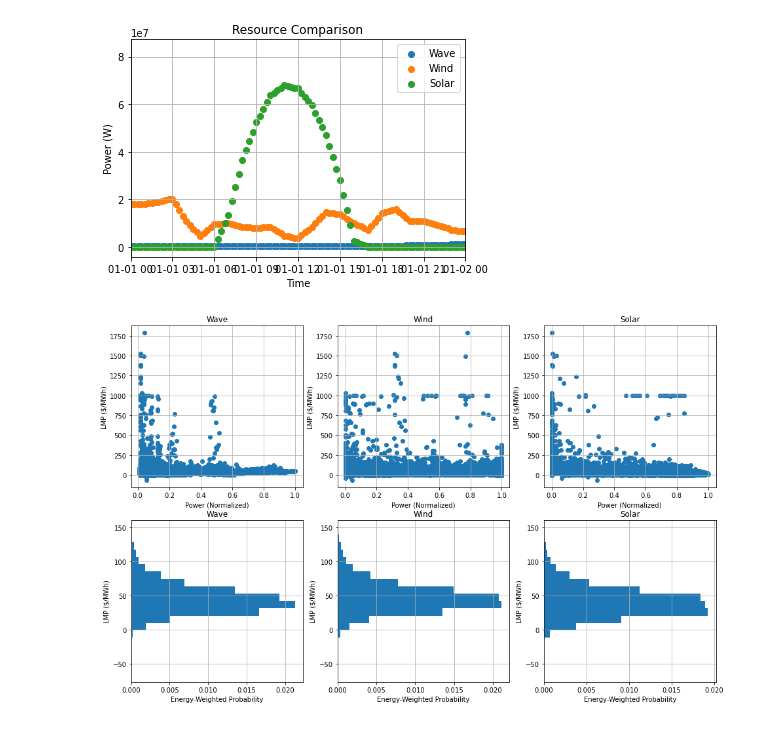
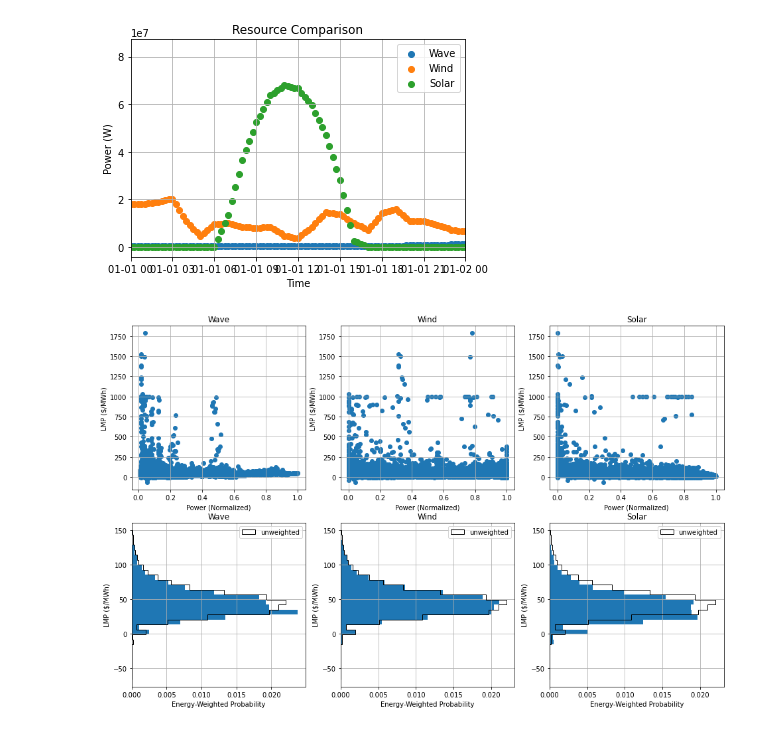
Before and after one commit to rebeccamccabe/wec-econ, a Jupyter notebook: wec-value.ipynb, the cells around one changed output. Cells and saved outputs as stored; diff of their text form; code cells hidden in the pictures.

Commit message:
add unweighted outline to histograms

```diff
--- a/wec-value.ipynb
+++ b/wec-value.ipynb
@@ -211,17 +211,21 @@ plt.xlim([df.index[0], df.index[4*24]])
 # %%
 # scatterplot correlation between production and price
 fig, axs = plt.subplots(ncols=len(resources),nrows=2,figsize=(16,10))
 for i in range(0,len(resources)):
     axs[0,i].scatter(df[powers[i]]/df[powers[i]].max(), df["LMP ($/MWh)"])
     axs[0,i].set(xlabel='Power (Normalized)', ylabel='LMP ($/MWh)', title=resources[i])
     axs[0,i].grid()
     yrange = [df["LMP ($/MWh)"].min(), 150]
-    axs[1,i].hist(df["LMP ($/MWh)"],weights=df[powers[i]]/df[powers[i]].max(),range=yrange,orientation='horizontal',density=True,bins=20)
+    axs[1,i].hist(df["LMP ($/MWh)"],weights=df[powers[i]]/df[powers[i]].max(),range=yrange,
+                  orientation='horizontal',density=True,bins=30)
+    axs[1,i].hist(df["LMP ($/MWh)"],range=yrange,orientation='horizontal',density=True,bins=30,histtype='step',
+                  color='k',label='unweighted')
     axs[1,i].set(xlabel='Energy-Weighted Probability',ylabel='LMP ($/MWh)',title=resources[i])
     axs[1,i].grid()
+    axs[1,i].legend()
 fig.suptitle = 'Correlation between production and price'
 # %% [output]
-[figure, old version]
+[figure, new version]
 # %%
 # value of each energy source
 W_to_MWh = 15/60 * 10**-6 # for 15min timestep
```
